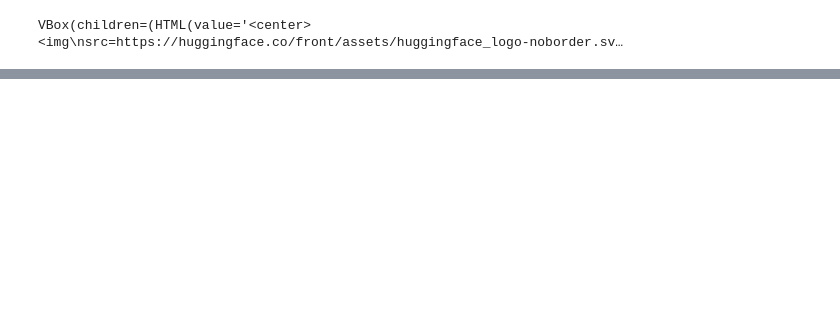
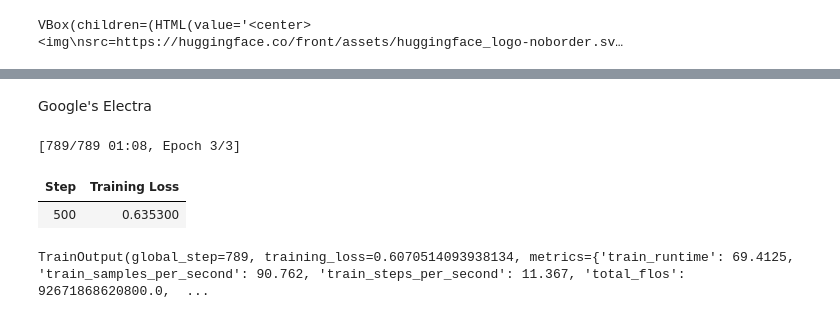
Before and after one commit to project-terraforma/conflation-with-llm, a Jupyter notebook: ProjectC.ipynb, the cells around one changed output, grey strips where cells are left out. Saved outputs shown, nothing was run; the diff lists cells and outputs as text; code cells hidden in the pictures; blank space fills up the shorter version.

Commit message:
Accuracy Metrics

```diff
--- a/ProjectC.ipynb
+++ b/ProjectC.ipynb
@@ -110,16 +138,0 @@ Make sure to have access to it at https://huggingface.co/meta-llama/Llama-2-7b-c
-# %%
-model_name = "Qwen/Qwen3-4B-Instruct-2507"
-
-# load the tokenizer and the model
-tokenizer = AutoTokenizer.from_pretrained(model_name)
-model = AutoModelForCausalLM.from_pretrained(
-    model_name,
-    torch_dtype="auto",
-    device_map="cuda"
-)
-
-prompt = "Explain what Qwen3-2507 is in simple terms."
-inputs = tokenizer(prompt, return_tensors="pt").to("cuda")
-
-outputs = model.generate(**inputs, max_new_tokens=500)
-print(tokenizer.decode(outputs[0], skip_special_tokens=True))
@@ -143,0 +222,2 @@ Let me clarify:
+# %% [markdown]
+Google's Electra
@@ -143,0 +304,26 @@ Let me clarify:
+# %%
+# tokenizer.pad_token = tokenizer.eos_token
+# model.config.pad_token_id = tokenizer.pad_token_id
+
+from transformers import TrainingArguments, Trainer
+
+training_args = TrainingArguments(
+    "test-trainer",
+    report_to="none",
+    bf16=True,
+)
+
+trainer = Trainer(
+    model=model,
+    args=training_args,
+    train_dataset=train_data,
+    eval_dataset=test_data,
+    tokenizer=tokenizer,
+)
+
+trainer.train()
+# %% [output]
+[789/789 01:08, Epoch 3/3]
+| Step | Training Loss |
+| 500 | 0.635300 |
+TrainOutput(global_step=789, training_loss=0.6070514093938134, metrics={'train_runtime': 69.4125, 'train_samples_per_second': 90.762, 'train_steps_per_second': 11.367, 'total_flos': 92671868620800.0,  ...
```
Also changed, not shown: parts of 13 cells of this notebook, 1 other file.
